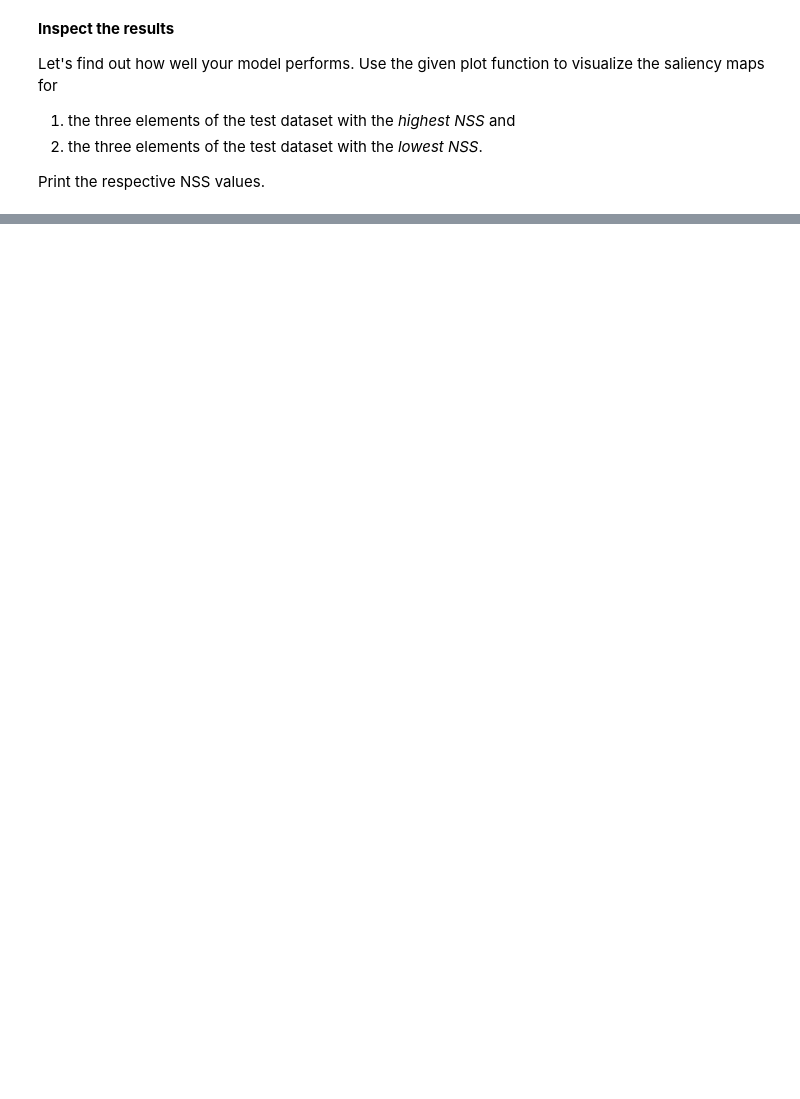
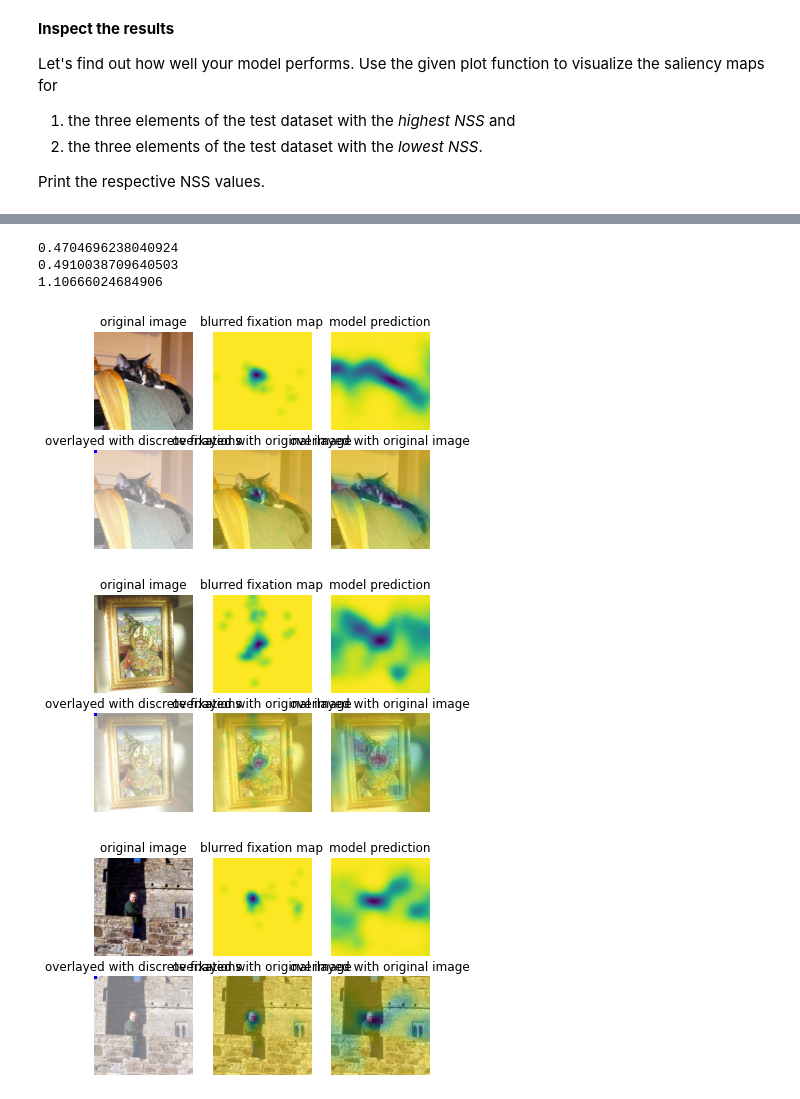
Before and after one commit to philippNolte/WS21deeplearning, a Jupyter notebook: Ex4_2021_TK.ipynb, the cells around one changed output, grey strips where cells are left out. Saved outputs shown, nothing was run; the diff lists cells and outputs as text; code cells hidden in the pictures; blank space fills up the shorter version.

```diff
--- a/Ex4_2021_TK.ipynb
+++ b/Ex4_2021_TK.ipynb
@@ -675,13 +675,13 @@ Epoch 4:         NLL: 11.074373245239258         NSS: 2.922252655029297
 Finished training after 177 seconds.
 # %%
-model_file = os.path.join(main_path, 'model_name.torch')
-
-if os.path.isfile(model_file):
-    model.load_state_dict(torch.load(model_file))
-    model.eval()
-else:
+#model_file = os.path.join(main_path, 'model_name.torch')
+#
+#if os.path.isfile(model_file):
+#    model.load_state_dict(torch.load(model_file))
+#    model.eval()
+#else:
     #%time run_training(model, data_loader_train, torch.tensor(center_bias, dtype=torch.float)) => doesn't work (just gives nan back)
-    torch.save(model.state_dict(), model_file)
+#    torch.save(model.state_dict(), model_file)
 # %% [markdown]
 # get the scores for the test data
 # %%
@@ -732,10 +732,18 @@ data_loader_test = torch.utils.data.DataLoader(
 #TODO
 model.eval()
 
-for data in data_loader_test:
-    img = data['features']
+outcomes = []
+
+for b, data in enumerate(data_loader_test):
+    inp = data['features']
     truth = data['fixations_binary']
-    log_pred = model(img, torch.squeeze(torch.tensor(center_bias, dtype=torch.float)))
+
+    log_pred = model(inp, torch.squeeze(torch.tensor(center_bias, dtype=torch.float32)))
     log_pred = torch.exp(log_pred)
-    scores = nss(log_pred, truth)
-    print(scores)
+
+    for i, (single_log_prediction, t) in enumerate(zip(log_pred, truth)):
+        score = nss(single_log_prediction.unsqueeze(0), t.unsqueeze(0))  # adding dummy dimension for nss function
+        outcomes.append((b, i, single_log_prediction, score.item()))
+
+# sort outcomes ascending by nss for later referencing
+outcomes = sorted(outcomes, key=lambda outcume: outcume[3])
@@ -809,3 +796,20 @@ def plot(image, fixations, blurred_map, prediction):
+# %%
+# TODO
+#"raw_image" => image
+#"fixations_binary" => fixations
+#"fixations_blurred" => blurred_map
+
+for img in outcomes[-3:]:
+    data = dataset_test[(img[0] * 8) + img[1]]
+    print(img[3])
+    plot(data["raw_image"], data["fixations_binary"], data["fixations_blurred"], img[2].detach().numpy())
+# %% [output]
+0.4704696238040924
+0.4910038709640503
+1.10666024684906
+[figure, added]
+[figure, added]
+[figure, added]
 # %% [markdown]
 **Display test images with lowest scores**
 
```
Also changed, not shown: parts of 5 cells of this notebook.
